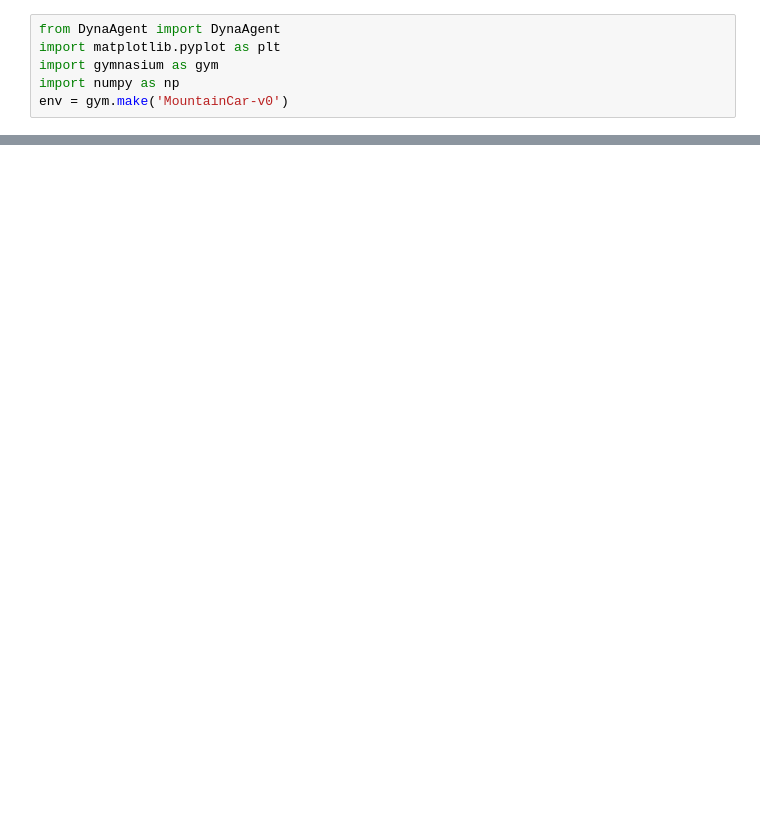
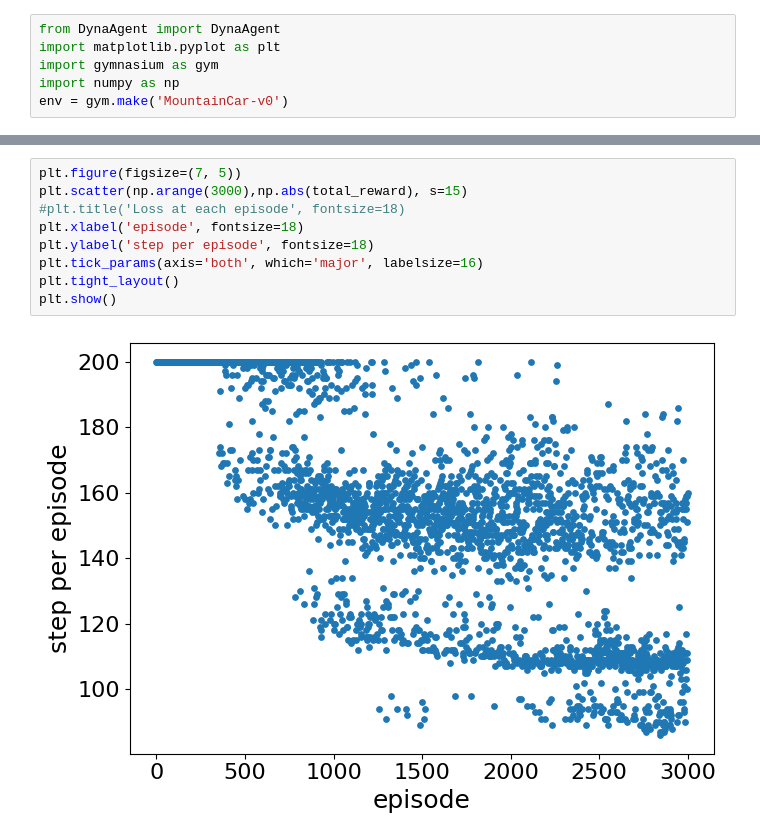
Before and after one commit to schiesser/MontainCar, a Jupyter notebook: Code/test_dyna.ipynb, the cells around one changed output, grey strips where cells are left out. Cells and saved outputs as stored; diff of their text form; blank space fills up the shorter version.

```diff
--- a/Code/test_dyna.ipynb
+++ b/Code/test_dyna.ipynb
@@ -38,0 +51,11 @@ print(f"dani/{str(dis)}")
+# %%
+plt.figure(figsize=(7, 5))
+plt.scatter(np.arange(3000),np.abs(total_reward), s=15)
+#plt.title('Loss at each episode', fontsize=18)
+plt.xlabel('episode', fontsize=18)
+plt.ylabel('step per episode', fontsize=18)
+plt.tick_params(axis='both', which='major', labelsize=16)
+plt.tight_layout()
+plt.show()
+# %% [output]
+[figure, added]
```
Also changed, not shown: parts of 8 cells of this notebook.
